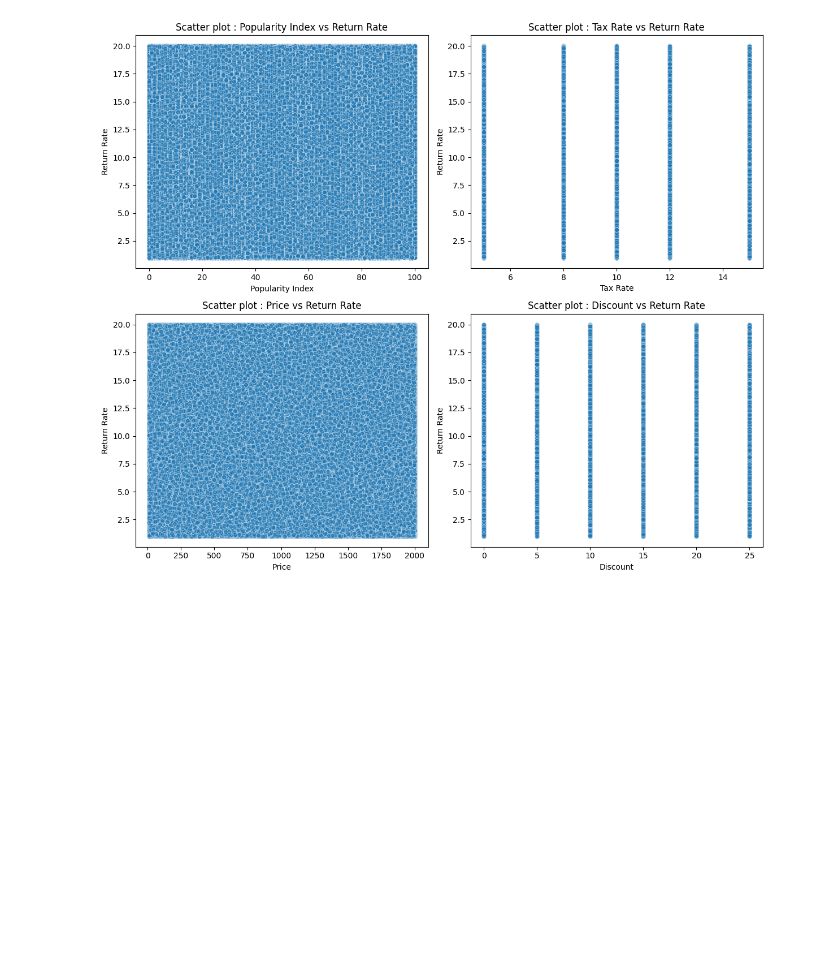
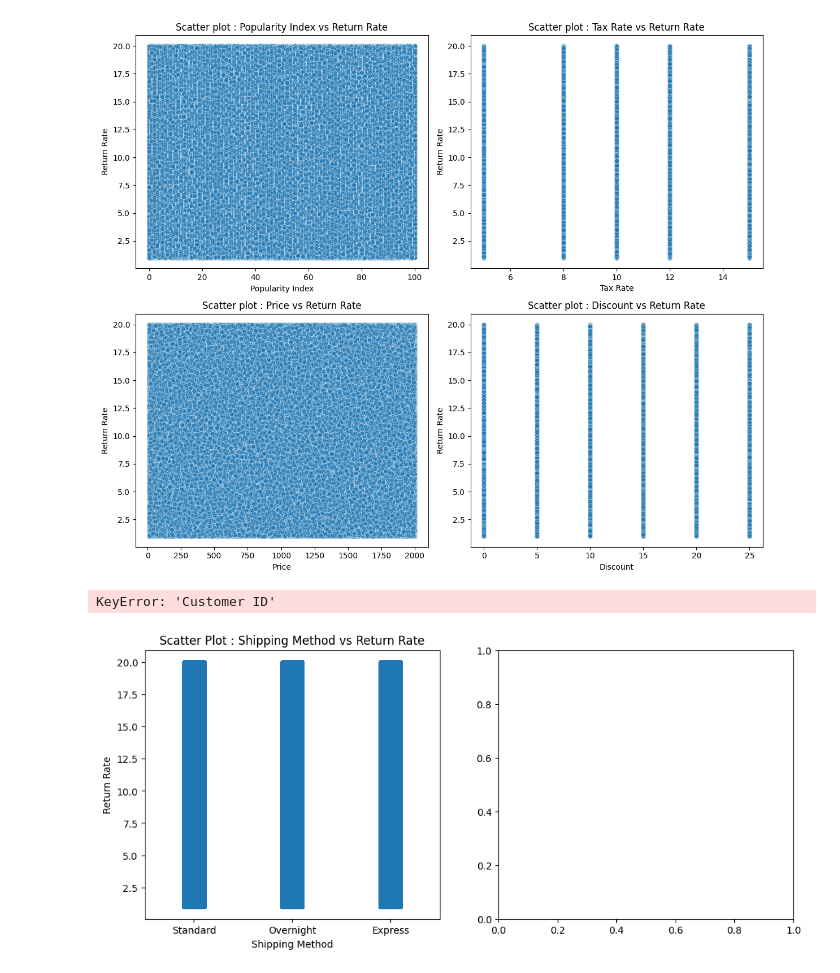
Before and after one commit to halley1116/2025_DA_study, a Jupyter notebook: team2/2주차/2nd.ipynb, the cells around one changed output. Cells and saved outputs as stored; diff of their text form; code cells hidden in the pictures; blank space fills up the shorter version.

```diff
--- a/team2/2주차/2nd.ipynb
+++ b/team2/2주차/2nd.ipynb
@@ -126,3 +126,17 @@ plt.tight_layout()
 plt.show()
 # %% [output]
 [figure]
+# %%
+fit, axes = plt.subplots(1, 2, figsize=(12, 5))
+
+sns.stripplot(x=df['Shipping Method'], y=df['Return Rate'], data=df, jitter=True, ax=axes[0])
+axes[0].set_title('Scatter Plot : Shipping Method vs Return Rate')
+
+sns.stripplot(x=df['Customer ID'], y=df['Return Rate'], data=df, jitter=True, ax=axes[0])
+axes[0].set_title('Scatter Plot : Customer ID vs Return Rate') a
+
+plt.tight_layout()
+plt.show()
+# %% [output]
+KeyError: 'Customer ID'
+[figure, added]
```
